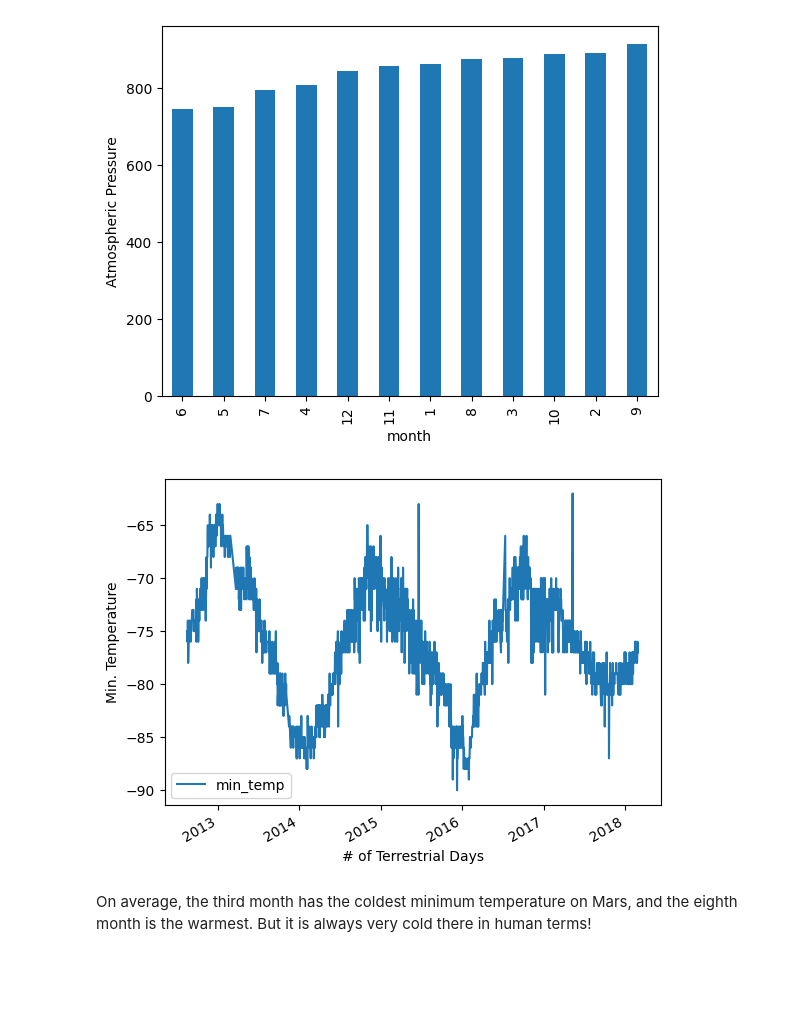
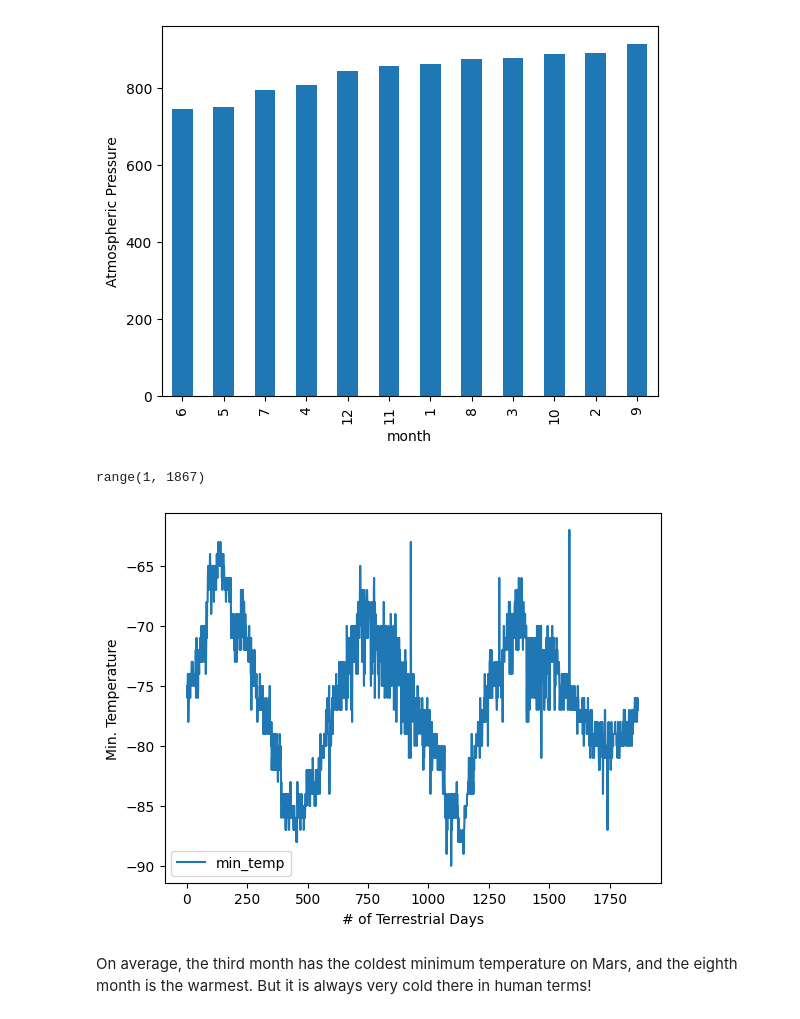
Before and after one commit to Ray-Marshal/web-scrape-challenge, a Jupyter notebook: Starter_Code/part_2_mars_weather.ipynb, the cells around one changed output. Drawn from its saved outputs; the diff is of its cells as text; code cells hidden in the pictures; blank space fills up the shorter version.

```diff
--- a/Starter_Code/part_2_mars_weather.ipynb
+++ b/Starter_Code/part_2_mars_weather.ipynb
@@ -77,6 +77,6 @@ for row in mars_table:
     mars_data.append(row_list)
 # %%
 # Create a Pandas DataFrame by using the list of rows and a list of the column names
-mars_temp_df = pd.DataFrame(mars_data, columns=['id', 'terrestrial_date', 'sol', 'ls', 'month', 'min_temp', 'pressure'])
+mars_df = pd.DataFrame(mars_data, columns=['id', 'terrestrial_date', 'sol', 'ls', 'month', 'min_temp', 'pressure'])
 # %%
 # Confirm DataFrame was created successfully
@@ -108,11 +108,11 @@ pressure            object
 dtype: object
 # %%
 # Change data types for data analysis
-mars_temp_df['terrestrial_date'] = mars_temp_df['terrestrial_date'].astype('datetime64[ns]')
-mars_temp_df['sol'] = mars_temp_df['sol'].astype('int64')
-mars_temp_df['ls'] = mars_temp_df['ls'].astype('int64')
-mars_temp_df['month'] = mars_temp_df['month'].astype('int64')
-mars_temp_df['min_temp'] = mars_temp_df['min_temp'].astype('float')
-mars_temp_df['pressure'] = mars_temp_df['pressure'].astype('float')
+mars_df['terrestrial_date'] = mars_df['terrestrial_date'].astype('datetime64[ns]')
+mars_df['sol'] = mars_df['sol'].astype('int64')
+mars_df['ls'] = mars_df['ls'].astype('int64')
+mars_df['month'] = mars_df['month'].astype('int64')
+mars_df['min_temp'] = mars_df['min_temp'].astype('float')
+mars_df['pressure'] = mars_df['pressure'].astype('float')
 # %%
 # Confirm type changes were successful by examining data types again
@@ -163,7 +163,7 @@ month
 Name: id, dtype: int64
 # %%
 # 2. How many Martian days' worth of data are there?
-data_days = mars_temp_df['terrestrial_date'].nunique()
+data_days = mars_df['terrestrial_date'].nunique()
 data_days
 # %% [output]
 1867
@@ -222,12 +222,18 @@ pressure_ordered = month_pressure.sort_values()
 pressure_ordered.plot(kind='bar', xlabel='month', ylabel='Atmospheric Pressure');
 # %% [output]
 [figure]
+# %%
+rangey = range(0, data_days)
+rangey
+# %% [output]
+range(1, 1867)
 # %%
 # 5. How many terrestrial (earth) days are there in a Martian year?
-#earth_days = range(1, data_days)
-mars_temp_df.plot(kind='line', x='terrestrial_date', y='min_temp', xlabel='# of Terrestrial Days', ylabel='Min. Temperature');
+mars_df['day_count'] = range(1, data_days + 1)
+mars_df.plot(kind='line', x='day_count', y='min_temp', xlabel='# of Terrestrial Days', ylabel='Min. Temperature')
+plt.show()
 # %% [output]
-[figure, old version]
+[figure, new version]
 # %% [markdown]
 On average, the third month has the coldest minimum temperature on Mars, and the eighth month is the warmest. But it is always very cold there in human terms!
 # %% [markdown]
```
Also changed, not shown: parts of 7 cells of this notebook, 1 other file.
